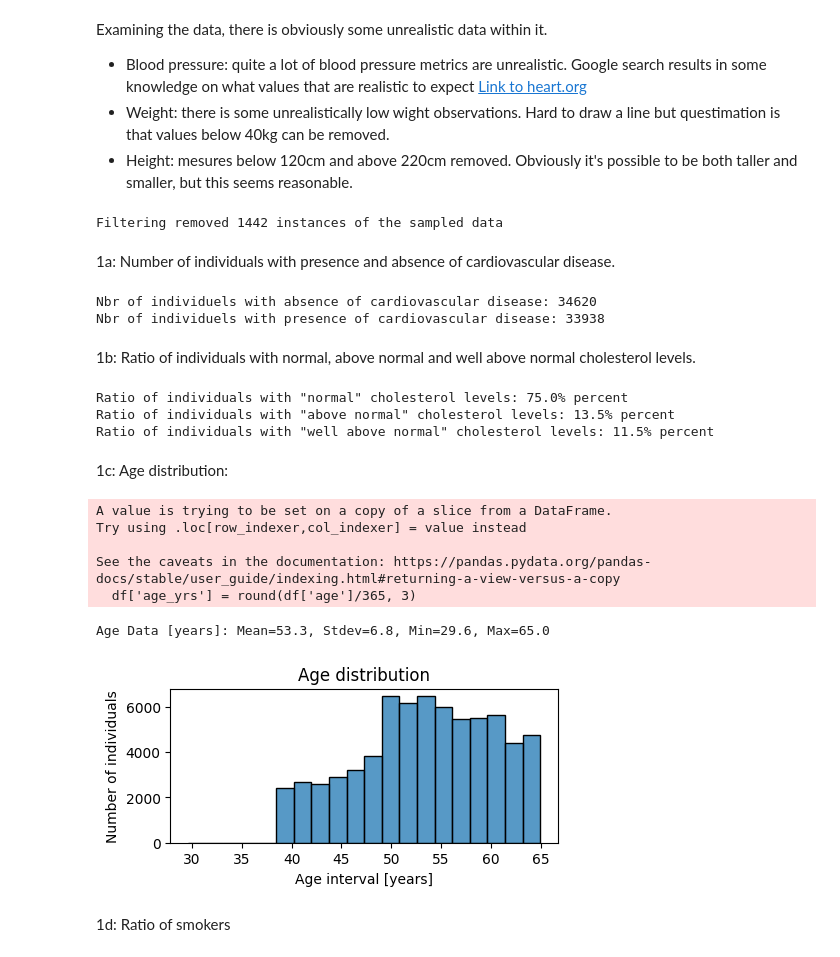
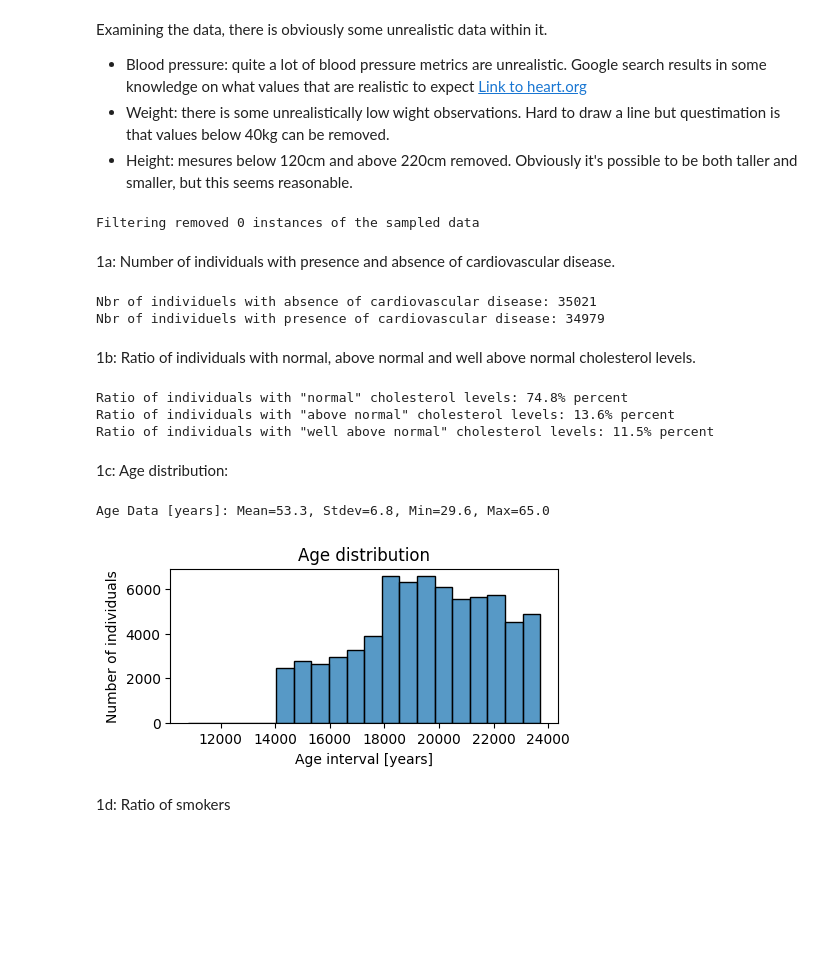
Before and after one commit to dancla240/Machine_Learning_Daniel_Claesson, a Jupyter notebook: Lab/Lab_1_heart.ipynb, the cells around one changed output. Drawn from its saved outputs; the diff is of its cells as text; code cells hidden in the pictures; blank space fills up the shorter version.

```diff
--- a/Lab/Lab_1_heart.ipynb
+++ b/Lab/Lab_1_heart.ipynb
@@ -44,10 +44,11 @@ Examining the data, there is obviously some unrealistic data within it.
 - Height: mesures below 120cm and above 220cm removed. Obviously it's possible to be both taller and smaller, but this seems reasonable.
 # %%
 # extracting "valid" data, based on above:
-df = df_orig[(df_orig['ap_lo'] < 200) & (df_orig['ap_lo'] > 40) & (df_orig['ap_hi'] > 50) & (df_orig['ap_hi'] < 220) & (df_orig['weight'] > 40) & (df_orig['height'] > 120) & (df_orig['height'] < 220)]
+#df = df_orig[(df_orig['ap_lo'] < 200) & (df_orig['ap_lo'] > 40) & (df_orig['ap_hi'] > 50) & (df_orig['ap_hi'] < 220) & (df_orig['weight'] > 40) & (df_orig['height'] > 120) & (df_orig['height'] < 220)]
+df = df_orig
 print(f'Filtering removed {len(df_orig)-len(df)} instances of the sampled data')
 # %% [output]
-Filtering removed 1442 instances of the sampled data
+Filtering removed 0 instances of the sampled data
 # %% [markdown]
 1a: Number of individuals with presence and absence of cardiovascular disease.
 # %%
@@ -55,8 +56,8 @@ cardio = df['cardio'].value_counts()
 print(f'Nbr of individuels with absence of cardiovascular disease: {cardio.loc[0]}')
 print(f'Nbr of individuels with presence of cardiovascular disease: {cardio.loc[1]}')
 # %% [output]
-Nbr of individuels with absence of cardiovascular disease: 34620
-Nbr of individuels with presence of cardiovascular disease: 33938
+Nbr of individuels with absence of cardiovascular disease: 35021
+Nbr of individuels with presence of cardiovascular disease: 34979
 # %% [markdown]
 1b: Ratio of individuals with normal, above normal and well above normal cholesterol levels.
 # %%
@@ -67,24 +68,20 @@ print(f'Ratio of individuals with "normal" cholesterol levels: {cholesterol_rati
 print(f'Ratio of individuals with "above normal" cholesterol levels: {cholesterol_ratio.iloc[1,1]:.1%} percent')
 print(f'Ratio of individuals with "well above normal" cholesterol levels: {cholesterol_ratio.iloc[2,1]:.1%} percent')
 # %% [output]
-Ratio of individuals with "normal" cholesterol levels: 75.0% percent
-Ratio of individuals with "above normal" cholesterol levels: 13.5% percent
+Ratio of individuals with "normal" cholesterol levels: 74.8% percent
+Ratio of individuals with "above normal" cholesterol levels: 13.6% percent
 Ratio of individuals with "well above normal" cholesterol levels: 11.5% percent
 # %% [markdown]
 1c: Age distribution:
 # %%
-df['age_yrs'] = round(df['age']/365, 3)
+df.loc[:,'age_yrs'] = round(df.loc[:,'age']/365,2) # converting age in days into age in years
+#df['age_yrs'] = round(df.loc[:,'age']/365,2) # converting age in days into age in years
 fig, ax = plt.subplots(figsize=(5, 2))
-sns.histplot(data = df, x='age_yrs', bins=20), plt.title('Age distribution'), plt.ylabel('Number of individuals'), plt.xlabel('Age interval [years]')
+sns.histplot(data = df, x='age', bins=20), plt.title('Age distribution'), plt.ylabel('Number of individuals'), plt.xlabel('Age interval [years]')
 print(f"Age Data [years]: Mean={df['age_yrs'].mean():.1f}, Stdev={df['age_yrs'].std():.1f}, Min={df['age_yrs'].min():.1f}, Max={df['age_yrs'].max():.1f} ")
 # %% [output]
-A value is trying to be set on a copy of a slice from a DataFrame.
-Try using .loc[row_indexer,col_indexer] = value instead
-
-See the caveats in the documentation: https://pandas.pydata.org/pandas-docs/stable/user_guide/indexing.html#returning-a-view-versus-a-copy
-  df['age_yrs'] = round(df['age']/365, 3)
+Age Data [years]: Mean=53.3, Stdev=6.8, Min=29.6, Max=65.0
-Age Data [years]: Mean=53.3, Stdev=6.8, Min=29.6, Max=65.0
-[figure, old version]
+[figure, new version]
 # %% [markdown]
 1d: Ratio of smokers
 # %%
```
Also changed, not shown: parts of 19 cells of this notebook.
